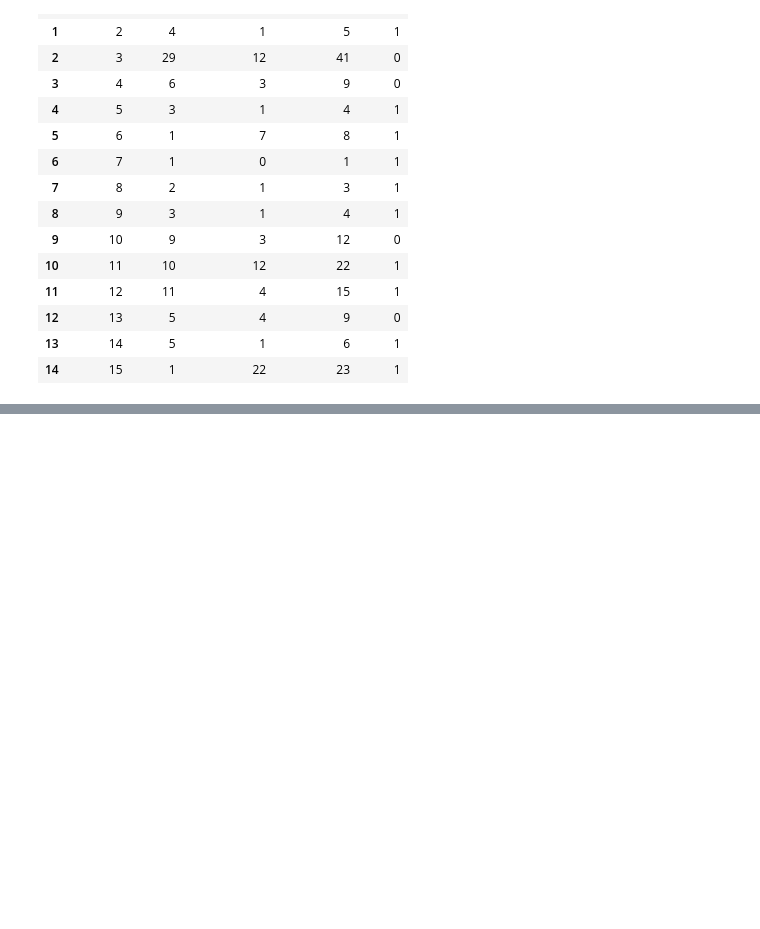
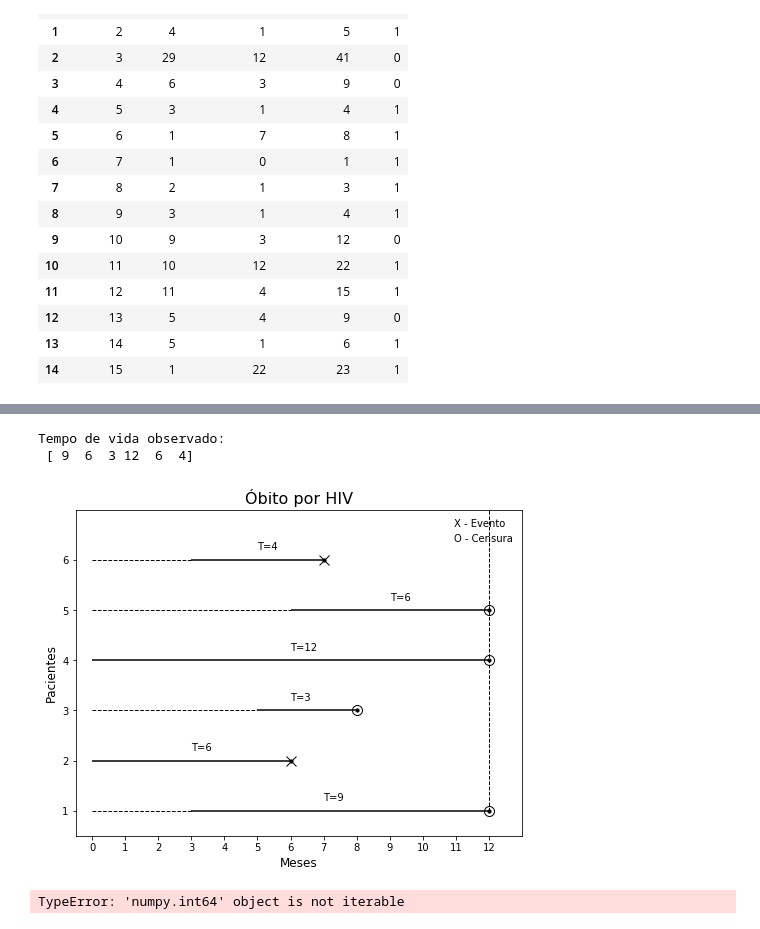
Before and after one commit to cbeluzo/dm017, a Jupyter notebook: Exercicios_Capitulo_02.ipynb, the cells around one changed output, grey strips where cells are left out. Cells and saved outputs as stored; diff of their text form; code cells hidden in the pictures; blank space fills up the shorter version.

```diff
--- a/Exercicios_Capitulo_02.ipynb
+++ b/Exercicios_Capitulo_02.ipynb
@@ -357,0 +365,17 @@ df
+# %%
+# Dados de sobrevivência
+entry_individual = np.array([3,0,5,0,6,3])
+actual_lifetimes = np.array([9,6,3,12,6,4])
+censured = np.array([0,1,0,0,0,1])
+current_time = max(actual_lifetimes) + 1  #This variable defines the time window
+
+# Função que gera gráfico de tempo de sobrevivência
+linha_do_tempo (entry_individual, actual_lifetimes, current_time, censured, "Meses", "Pacientes", "Óbito por HIV", 8, 6)
+# %% [output]
+Tempo de vida observado:
+ [ 9  6  3 12  6  4]
+[figure, added]
+# %%
+tragetoria(entry_individual, original_lifetimes, censured, "Meses")
+# %% [output]
+TypeError: 'numpy.int64' object is not iterable
```
Also changed, not shown: parts of 10 cells of this notebook.
